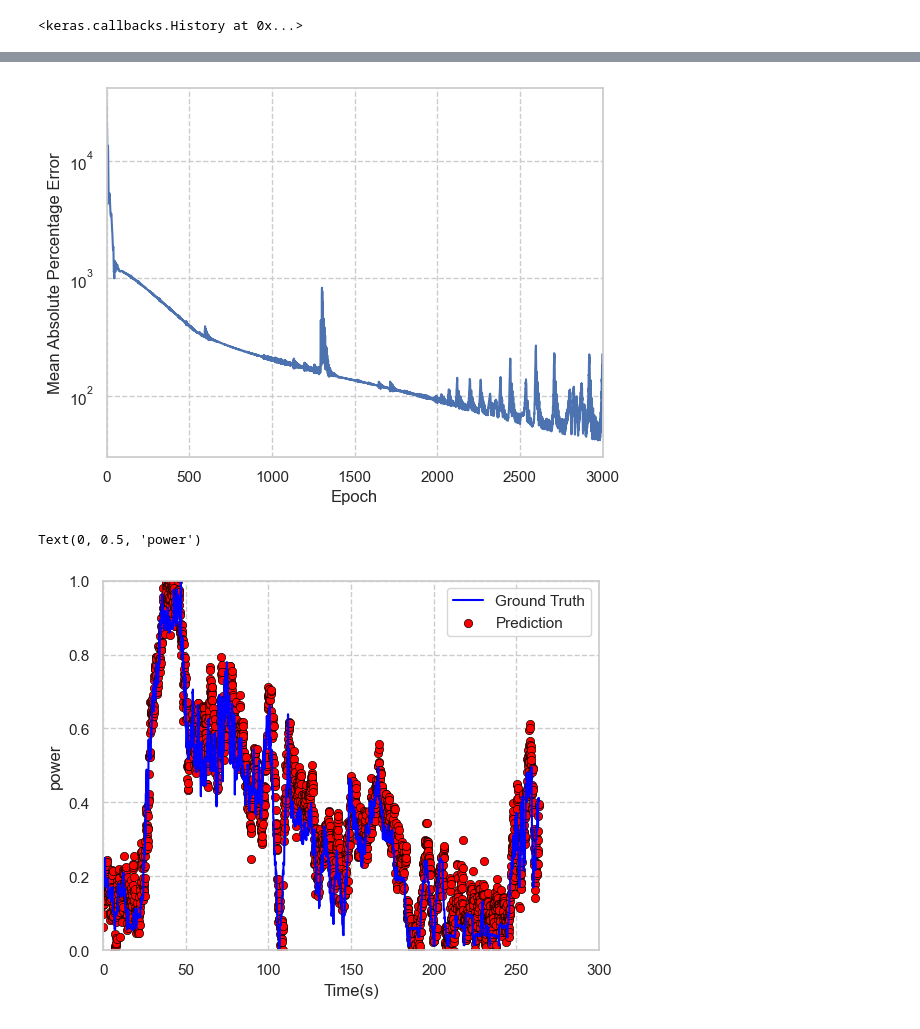
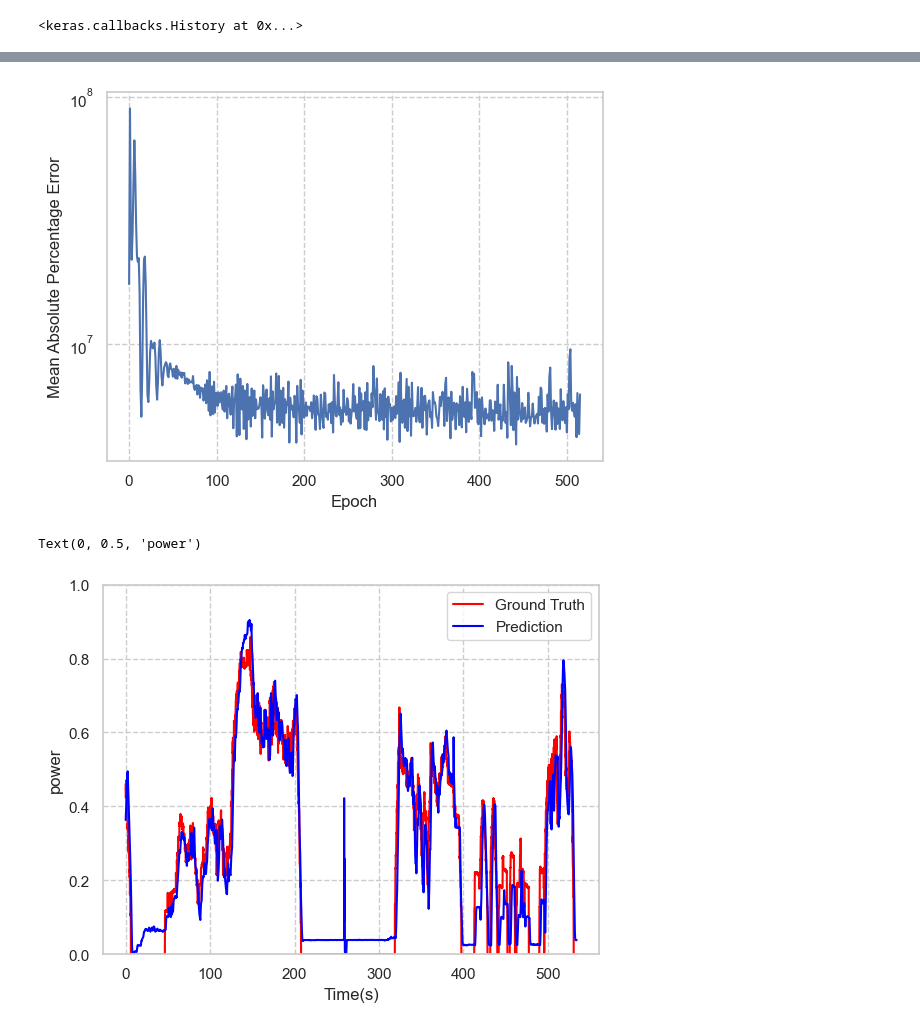
Before and after one commit to jinbeomjeong/forecast_pile_driver_load, a Jupyter notebook: create_forecast_model.ipynb, the cells around one changed output, grey strips where cells are left out. Saved outputs shown, nothing was run; the diff lists cells and outputs as text; code cells hidden in the pictures.

Commit message:
fix create model

```diff
--- a/create_forecast_model.ipynb
+++ b/create_forecast_model.ipynb
@@ -139,12 +147,29 @@ keras.utils.plot_model(lstm_model, show_shapes=True, show_layer_names=True, show
+# %%
+early_stop = keras.callbacks.EarlyStopping(monitor='val_loss', patience=500, verbose=0)
+csv_logger = keras.callbacks.CSVLogger(filename='log_'+str(pred_distance)+'.csv', append=False, separator=',')
+model_chk_point = keras.callbacks.ModelCheckpoint(filepath='model_'+str(pred_distance)+'.keras', monitor="val_loss", verbose=0,
+                                                      save_best_only=True, save_weights_only=False, mode="min", save_freq="epoch",
+                                                      initial_value_threshold=None)
+
+log_dir = "logs/" + datetime.datetime.now().strftime("%Y%m%d-%H%M%S") + f'_pred_distance_{pred_distance}'
+tensorboard_callback = tf.keras.callbacks.TensorBoard(log_dir=log_dir, histogram_freq=1)
 # %%
-lstm_model.fit(x=feature, y=target, validation_data=(feature, target), epochs=3000,
+train_bool_idx = train_target!=0
+val_bool_idx = val_target!=0
+
+lstm_model.fit(x=train_feature, y=train_target, validation_data=(val_feature, val_target), epochs=10000000,
                batch_size=10000, verbose=0, callbacks=[early_stop, csv_logger, model_chk_point, tensorboard_callback])
 # %% [output]
 <keras.callbacks.History at 0x...>
 # %%
-model_name = 'model_1'
-best_lstm_model = keras.models.load_model(model_name+'.keras')
-model_log = pd.read_csv(model_name+'_log.csv')
+best_lstm_model = keras.models.load_model(f'model_{pred_distance}.keras')
+model_log = pd.read_csv(f'log_{pred_distance}.csv')
 # %%
-pred = np.squeeze(best_lstm_model.predict(feature, verbose=1))
+pred = np.squeeze(best_lstm_model.predict(val_feature, verbose=1))
+#pred = np.square(pred)
+for i, val in enumerate(pred):
+    if val < 0:
+        pred[i] = 0
+
+pd.DataFrame(pred).describe()
 # %% [output]
@@ -190,24 +229,24 @@ sns.set_style('whitegrid', {'grid.linestyle': '--'})
 
 sns.lineplot(data=model_log, x='epoch', y='mean_absolute_percentage_error')
 
-plt.xlim(0, 3000)
+#plt.xlim(0, 3000)
 plt.xlabel('Epoch')
 plt.ylabel('Mean Absolute Percentage Error')
 plt.yscale('log')
 #plt.legend(['Train Loss', 'Validation Loss'])
 # %% [output]
-[figure, old version]
+[figure, new version]
 # %%
 sns.set_theme(font_scale=1.0)
 sns.set_style('whitegrid', {'grid.linestyle': '--'})
 
-sns.lineplot(x=np.arange(target.shape[0])/10, y=target, label='Ground Truth', color='blue', linewidth=1.5)
-sns.scatterplot(x=np.arange(pred.shape[0])/10, y=pred, label='Prediction', color='red', edgecolor='black')
+sns.lineplot(x=np.arange(val_target.shape[0])/10, y=val_target, label='Ground Truth', color='red', linewidth=1.5)
+sns.lineplot(x=np.arange(pred.shape[0])/10, y=pred, label='Prediction', color='blue')
 
-plt.xlim(0, 300)
+#plt.xlim(120, 140)
 plt.xlabel('Time(s)')
 plt.ylim(0, 1)
 plt.ylabel('power')
 # %% [output]
 Text(0, 0.5, 'power')
-[figure, old version]
+[figure, new version]
```
Also changed, not shown: parts of 33 cells of this notebook, 5 other files.
